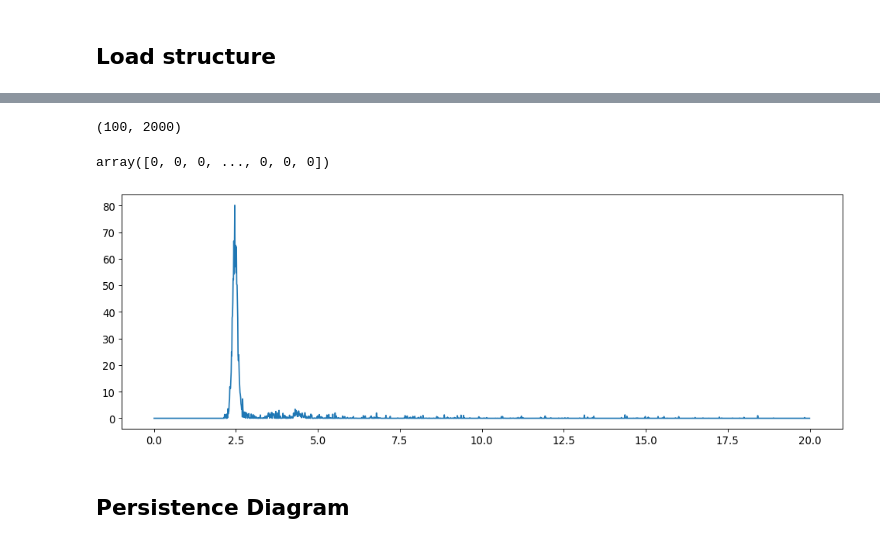
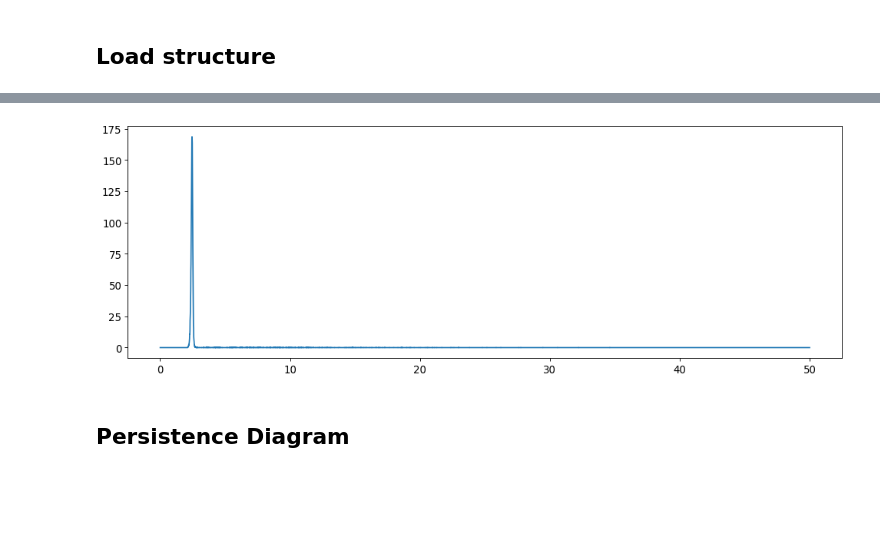
Before and after one commit to auag92/collision, a Jupyter notebook: nbks_persistentHomology_Analysis.ipynb, the cells around one changed output, grey strips where cells are left out. Saved outputs shown, nothing was run; the diff lists cells and outputs as text; code cells hidden in the pictures; blank space fills up the shorter version.

```diff
--- a/nbks_persistentHomology_Analysis.ipynb
+++ b/nbks_persistentHomology_Analysis.ipynb
@@ -70,6 +86,6 @@ if len(idx) == 0:
 
 
 coords_all = atoms.get_positions()
-coords_sub = coords_all[idx][:100]
+coords_sub = coords_all[idx]
 # %% [output]
 total atoms: 4000000, disturbed atoms: 278104
@@ -112,0 +102,21 @@ Wall time: 2.27 ms
+# %%
+r_stat = 50
+len_pixel = 100
+nbins = np.round(r_stat * len_pixel).astype(int)+1
+bins = np.linspace(0.0, r_stat, num=nbins)
+bin_centers = (bins[1:] + bins[:-1])/2
+# %%
+%%time
+coords_qry = atoms.get_cell_lengths_and_angles()[:3]/2 * np.asarray([[0,0,0],
+                                                        [0, 0.5, 0.0],
+                                                        [0.5, 0.0, 0.0],
+                                                        [0.0, 0.0, 0.5],
+                                                        [0, -0.5, 0.0],
+                                                        [-0.5, 0.0, 0.0],
+                                                        [0.0, 0.0, -0.5],])
+
+indexes = tree.search_tree(coords_qry, radius=r_stat)
+qry_dct = defaultdict(list)
+
+for ix, _ in enumerate(indexes):
+    qry_dct[indexes[ix,0]].append(indexes[ix, 1])
@@ -113,8 +126,8 @@ Wall time: 2.27 ms
 # %%
-len_pixel = 100
-nbins = np.round(r_stat*len_pixel).astype(int)+1
-bins = np.linspace(0.0, r_stat, num=nbins)
-get_coords = lambda k: rescale(coords_sub[d[k]] - coords_sub[k] + center)
+frac_coords = astat.get_scaled_positions(cell=atoms.get_cell(), pbc=atoms.get_pbc(), wrap=True)
+real_coords = astat.get_real_positions(cell=atoms.get_cell())
+rescale = compose(real_coords, frac_coords)
+get_coords = lambda k: rescale(coords_sub[qry_dct[k]] - coords_qry[k])
 
 get_sig = compose(lambda x: x,
         lambda x: np.histogram(x, bins)[0],
@@ -125,17 +136,13 @@ sig_list = [get_sig(k)[None] for k in tqdm.tqdm_notebook(d)]
-# %%
-np.concatenate(sig_list, axis=0).shape
-# %% [output]
-(100, 2000)
-# %%
-np.sum(np.concatenate(sig_list, axis=0), axis=0)
-# %% [output]
-array([0, 0, 0, ..., 0, 0, 0])
 # %%
-bin_centers = (bin_edges[1:] + bin_edges[:-1])/2
+sig_list = [get_sig(k)[None] for k in qry_dct]
+sig = np.concatenate(sig_list, axis=0).mean(axis=0)
+
+
+
 fig, ax = plt.subplots(1, 1, sharex=True, sharey=False, figsize=(15,5))
-ax.plot(bin_centers, rdf_sum)
+ax.plot(bin_centers, sig)
 plt.show()
 # %% [output]
-[figure, old version]
+[figure, new version]
 # %% [markdown]
 ## Persistence Diagram
```
Also changed, not shown: parts of 44 cells of this notebook, 5 other files.
